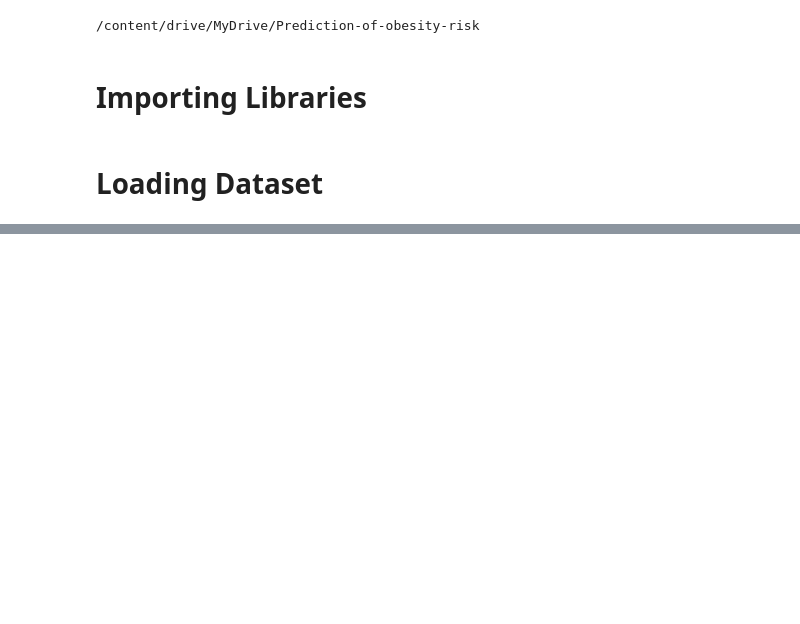
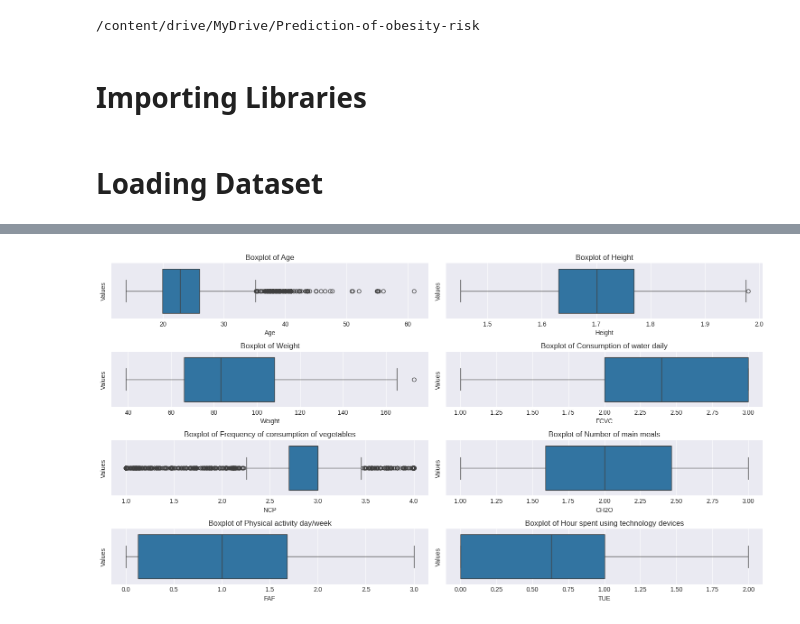
Before and after one commit to ArkaBarua173/Prediction-of-obesity-risk, a Jupyter notebook: Multi classification of obesity risk.ipynb, the cells around one changed output, grey strips where cells are left out. Cells and saved outputs as stored; diff of their text form; code cells hidden in the pictures; blank space fills up the shorter version.

```diff
--- a/Multi classification of obesity risk.ipynb
+++ b/Multi classification of obesity risk.ipynb
@@ -31,0 +245,27 @@ df.head()
+# %%
+# Create a figure and subplots
+fig, axes = plt.subplots(nrows=4, ncols=2, figsize=(15, 2*4))
+
+# Flatten the axes array
+axes = axes.flatten()
+
+# Column description
+columns_desc = ['Age', 'Height', 'Weight', 'Consumption of water daily', 'Frequency of consumption of vegetables', 'Number of main meals',
+                'Physical activity day/week', 'Hour spent using technology devices']
+
+# Actual units of numerical columns
+labels = ['years', 'meter', 'kilograms', 'litre', 'Frequency', 'Number',
+                'day/week', 'Hours/day']
+
+# Boxplot for each column
+for i, column in enumerate(df[numerical_cols].columns):
+    sns.boxplot(x=df[column], ax=axes[i])
+    axes[i].set_title(f'Boxplot of {columns_desc[i]}')
+    axes[i].set_ylabel('Values')
+
+
+# Adjust layout to prevent overlapping
+plt.tight_layout()
+plt.show()
+# %% [output]
+[figure, added]
```
Also changed, not shown: parts of 43 cells of this notebook.
